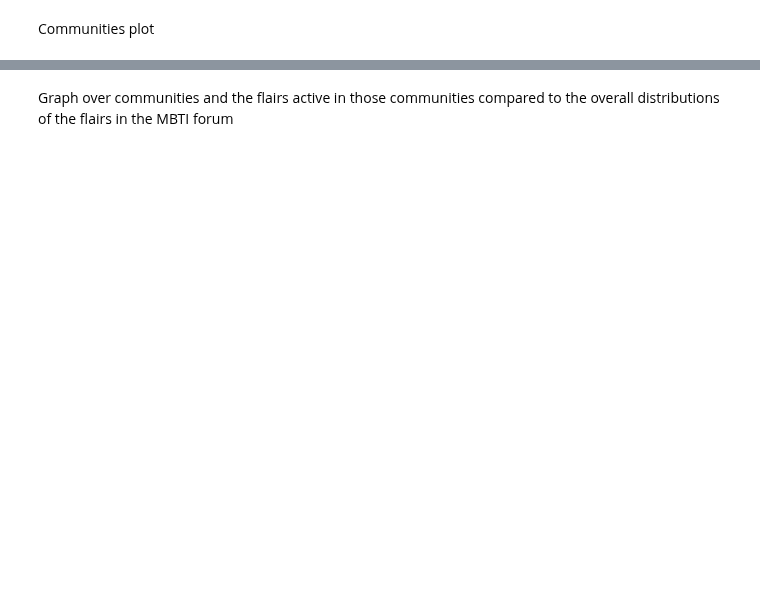
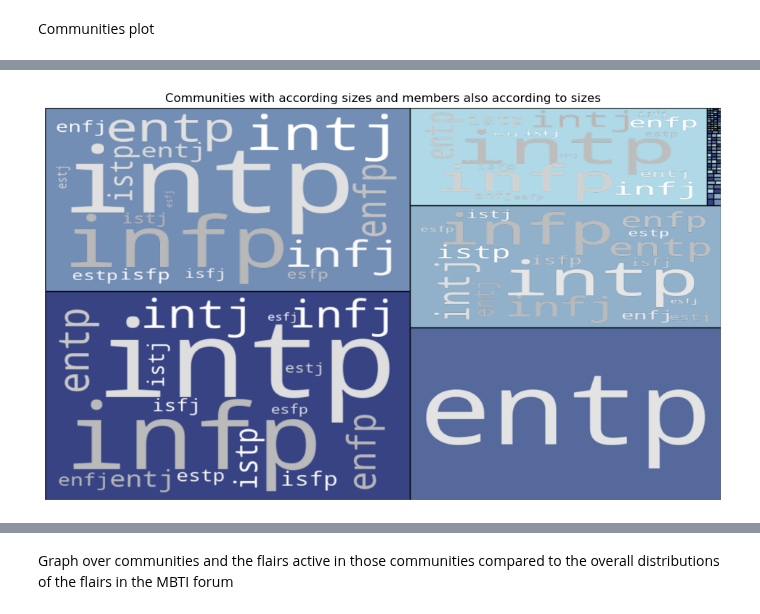
Before and after one commit to luchsonice/MBTI, a Jupyter notebook: 5_Communities.ipynb, the cells around one changed output, grey strips where cells are left out. Drawn from its saved outputs; the diff is of its cells as text; code cells hidden in the pictures; blank space fills up the shorter version.

```diff
--- a/5_Communities.ipynb
+++ b/5_Communities.ipynb
@@ -116,0 +155,53 @@ plt.show()
+# %%
+number_of_unique_communities = len(df_community['Community'].unique())
+number_of_members_in_each_community = df_community['Community'].value_counts().values
+
+labels = ['' for i in range(number_of_unique_communities)]
+sizes = df_community['Community'].value_counts().values
+colors = ['#2F3C7E','#6E8AB2','#4E6398','#8DADC7','#ADD8E6']
+
+fig, ax = plt.subplots(figsize=(12,7))
+squarify.plot(sizes=sizes,alpha=.8,color=colors,label=labels,ec='black',ax=ax)
+
+# get coordinates of each rectangle
+allrectangles = squarify.plot(sizes=sizes,label=labels,alpha=.8,color=colors,ec='black',ax=ax)
+rectangles = []
+for rect in allrectangles.patches:
+    x, y, w, h = rect.get_x(), rect.get_y(), rect.get_width(), rect.get_height()
+    rectangles.append((x, y, w, h))
+
+# Path to the word cloud images
+word_cloud_paths = ["Images/wordcloud0.png","Images/wordcloud1.png","Images/wordcloud2.png","Images/wordcloud3.png","Images/wordcloud4.png"]
+
+# Fixed size for the word cloud images
+fixed_width = 1000
+fixed_height = 1000
+
+# Iterate through each rectangle and overlay the word cloud
+for i, (size, word_cloud_path) in enumerate(zip(sizes, word_cloud_paths)):
+    # Get the coordinates of the rectangle
+    x, y, dx, dy = rectangles[i]
+    edge_width = 0.5
+    x += edge_width / 2
+    y += edge_width / 2
+    dx -= edge_width
+    dy -= edge_width
+
+    # Load the word cloud image
+    word_cloud_img = Image.open(word_cloud_path)
+
+    # Resize the word cloud image to a fixed size while maintaining aspect ratio
+    aspect_ratio = word_cloud_img.width / word_cloud_img.height
+    new_width = fixed_width
+    new_height = int(fixed_width / aspect_ratio)
+    word_cloud_img = word_cloud_img.resize((new_width, new_height))
+
+    # Overlay the word cloud on the plot
+    ax.imshow(word_cloud_img, extent=(x, x + dx, y, y + dy), aspect='auto', zorder=2)
+
+squarify.plot(sizes=sizes,label=labels,alpha=0,color=colors,ec='black',ax=ax)
+plt.title('Communities with according sizes and members also according to sizes')
+plt.axis('off')
+plt.show()
+# %% [output]
+[figure, added]
```
Also changed, not shown: parts of 23 cells of this notebook.
